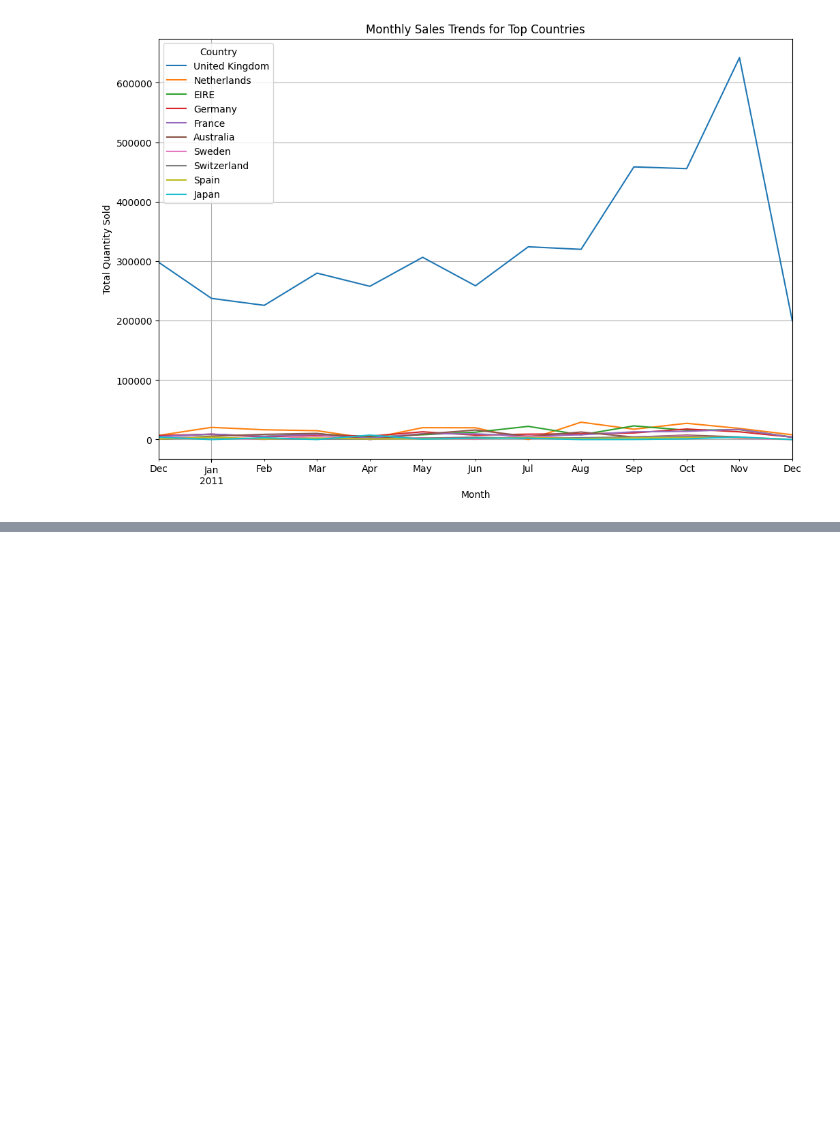
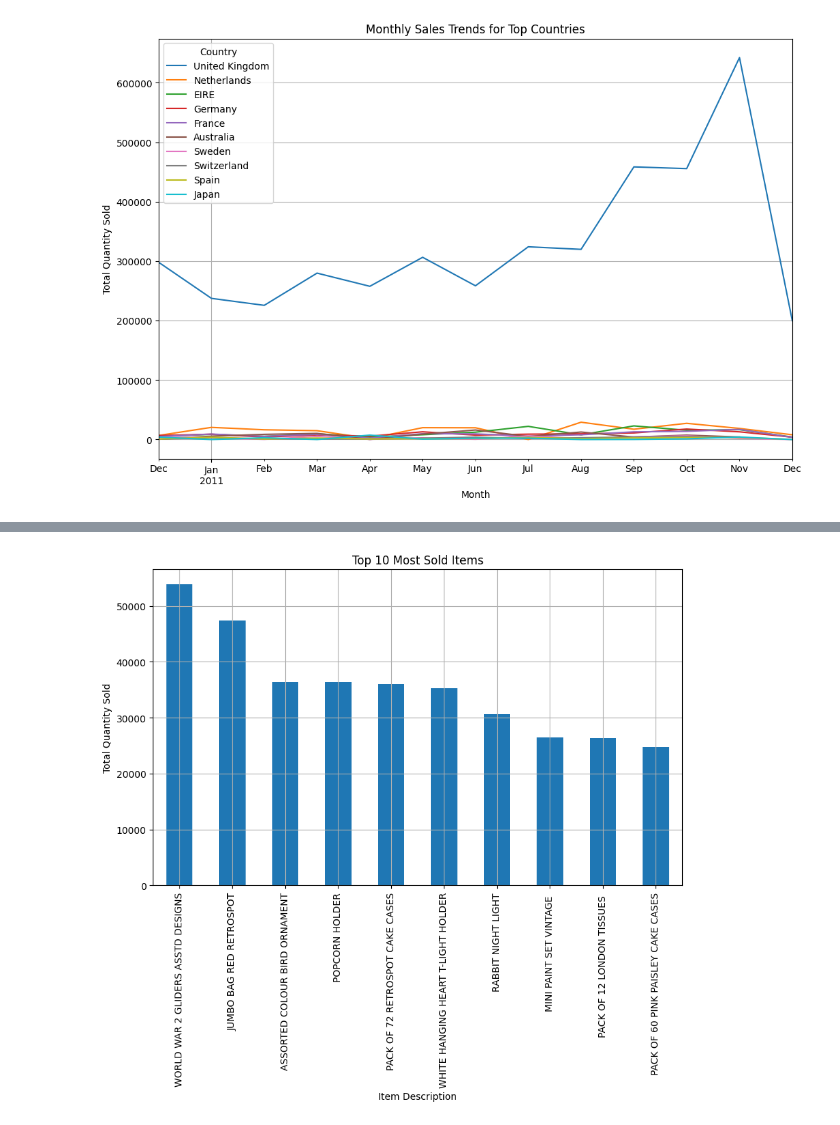
Before and after one commit to its-gabe/forage_tata-group, a Jupyter notebook: analysis.ipynb, the cells around one changed output, grey strips where cells are left out. Saved outputs shown, nothing was run; the diff lists cells and outputs as text; code cells hidden in the pictures; blank space fills up the shorter version.

```diff
--- a/analysis.ipynb
+++ b/analysis.ipynb
@@ -162,0 +177,12 @@ plt.show()
+# %%
+top_items = df_copy.groupby('Description')['Quantity'].sum().sort_values(ascending=False).head(10)
+
+plt.figure(figsize=(10, 6))
+top_items.plot(kind='bar')
+plt.title('Top 10 Most Sold Items')
+plt.xlabel('Item Description')
+plt.ylabel('Total Quantity Sold')
+plt.grid(True)
+plt.show()
+# %% [output]
+[figure, added]
```
Also changed, not shown: parts of 5 cells of this notebook.
